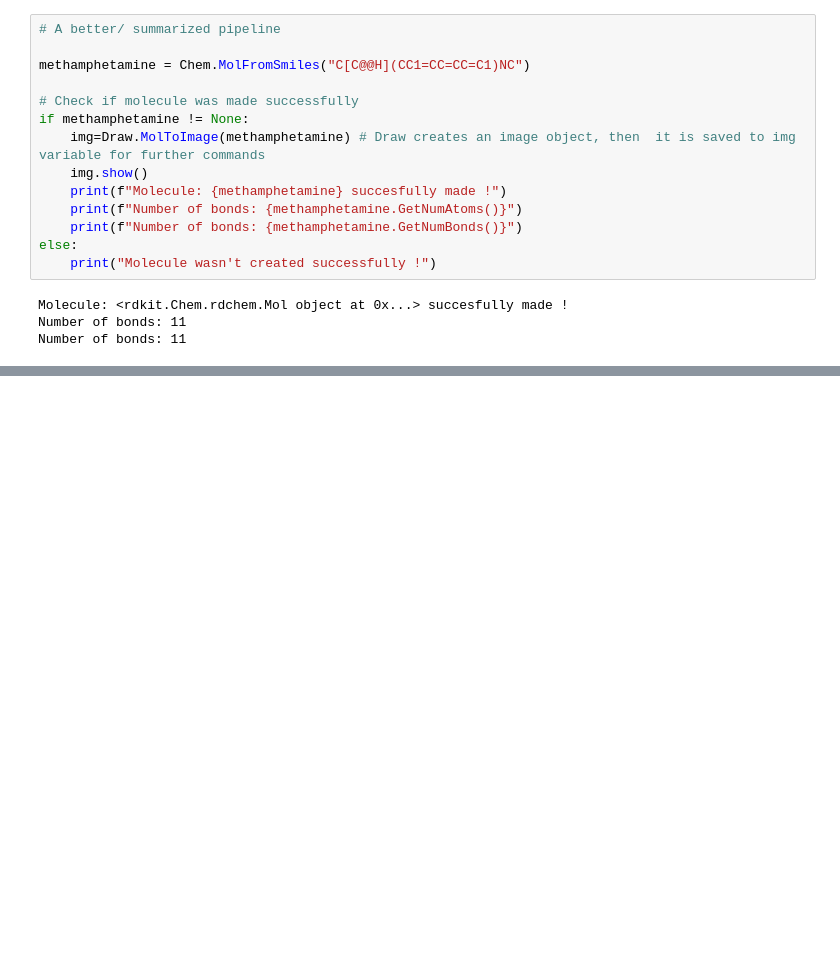
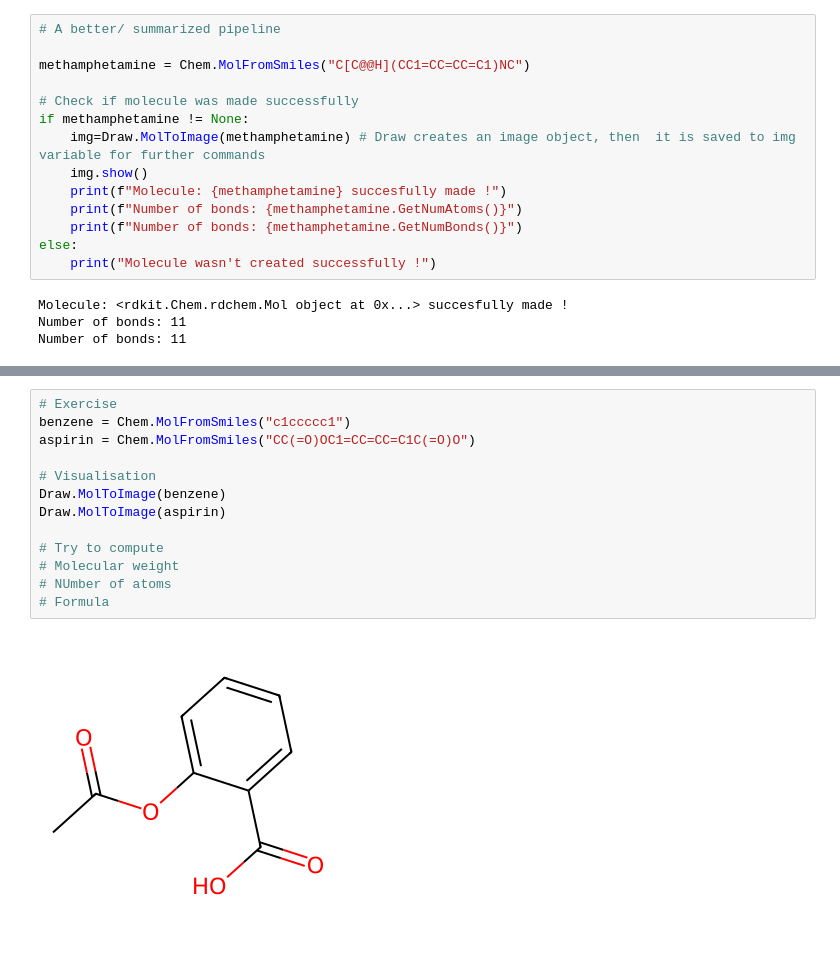
Before and after one commit to Animosius/computational-science, a Jupyter notebook: fundamentals/rdkit/rdkit_basics.ipynb, the cells around one changed output, grey strips where cells are left out. Saved outputs shown, nothing was run; the diff lists cells and outputs as text; blank space fills up the shorter version.

```diff
--- a/fundamentals/rdkit/rdkit_basics.ipynb
+++ b/fundamentals/rdkit/rdkit_basics.ipynb
@@ -265,0 +326,15 @@ Number of bonds: 11
+# %%
+# Exercise
+benzene = Chem.MolFromSmiles("c1ccccc1")
+aspirin = Chem.MolFromSmiles("CC(=O)OC1=CC=CC=C1C(=O)O")
+
+# Visualisation
+Draw.MolToImage(benzene)
+Draw.MolToImage(aspirin)
+
+# Try to compute
+# Molecular weight
+# NUmber of atoms
+# Formula
+# %% [output]
+[figure, added]
```
Also changed, not shown: parts of 27 cells of this notebook, 6 other files.
